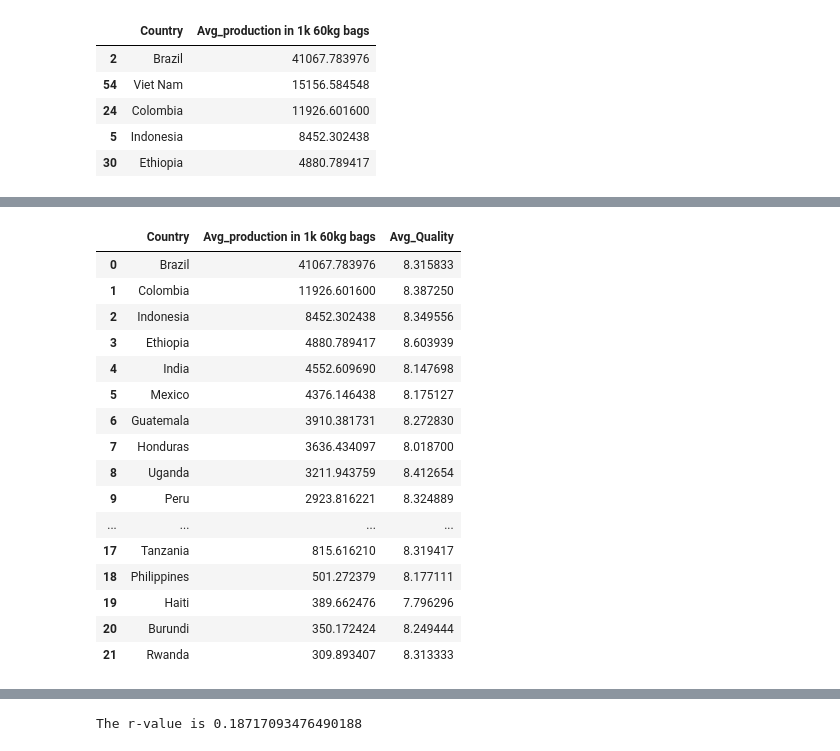
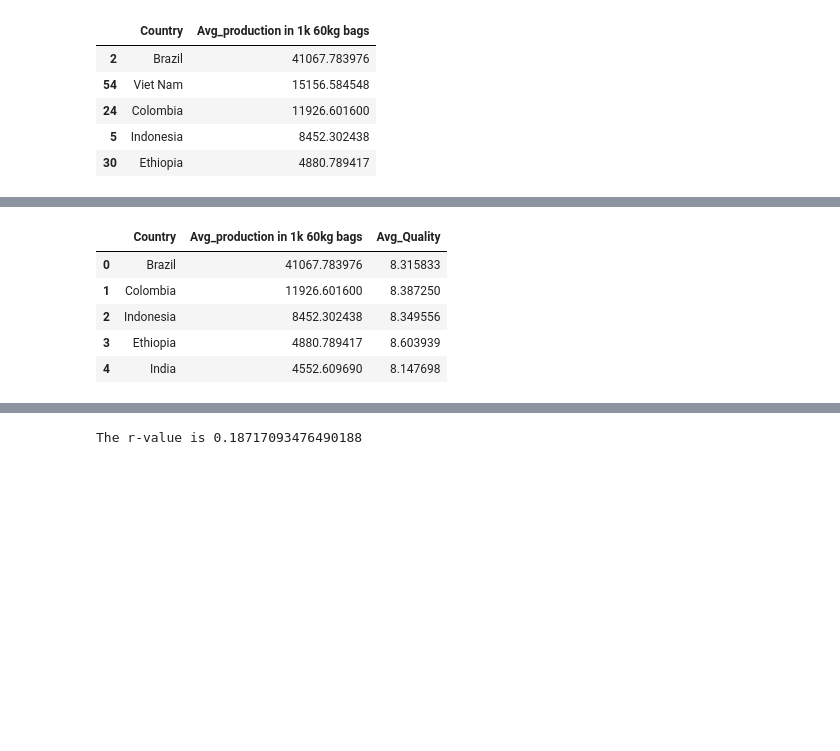
Before and after one commit to colinroberts-data-analytics-portfolio/project1, a Jupyter notebook: Weathercoffee.ipynb, the cells around one changed output, grey strips where cells are left out. Drawn from its saved outputs; the diff is of its cells as text; code cells hidden in the pictures; blank space fills up the shorter version.

```diff
--- a/Weathercoffee.ipynb
+++ b/Weathercoffee.ipynb
@@ -143,30 +132,19 @@ production_sub_df
 # %%
 # merge the quality and total production databases
 # only countries with data for both databses are kept- thus we have the top 21 producers of coffee
 combined_df = pd.merge(production_sub_df, rename_ranked_quality_df, how = 'inner')
 
 
 # output this as a csv file
 combined_df.to_csv('Coffee_data.csv', index=False)
-combined_df
+combined_df.head()
 # %% [output]
 |  | Country | Avg_production in 1k 60kg bags | Avg_Quality |
 | 0 | Brazil | 41067.783976 | 8.315833 |
 | 1 | Colombia | 11926.601600 | 8.387250 |
 | 2 | Indonesia | 8452.302438 | 8.349556 |
 | 3 | Ethiopia | 4880.789417 | 8.603939 |
 | 4 | India | 4552.609690 | 8.147698 |
-| 5 | Mexico | 4376.146438 | 8.175127 |
-| 6 | Guatemala | 3910.381731 | 8.272830 |
-| 7 | Honduras | 3636.434097 | 8.018700 |
-| 8 | Uganda | 3211.943759 | 8.412654 |
-| 9 | Peru | 2923.816221 | 8.324889 |
-| ... | ... | ... | ... |
-| 17 | Tanzania | 815.616210 | 8.319417 |
-| 18 | Philippines | 501.272379 | 8.177111 |
-| 19 | Haiti | 389.662476 | 7.796296 |
-| 20 | Burundi | 350.172424 | 8.249444 |
-| 21 | Rwanda | 309.893407 | 8.313333 |
 # %%
 # Build the scatter plots for latitude vs. humidity
 x_values = combined_df['Avg_Quality']
```
Also changed, not shown: parts of 18 cells of this notebook.
